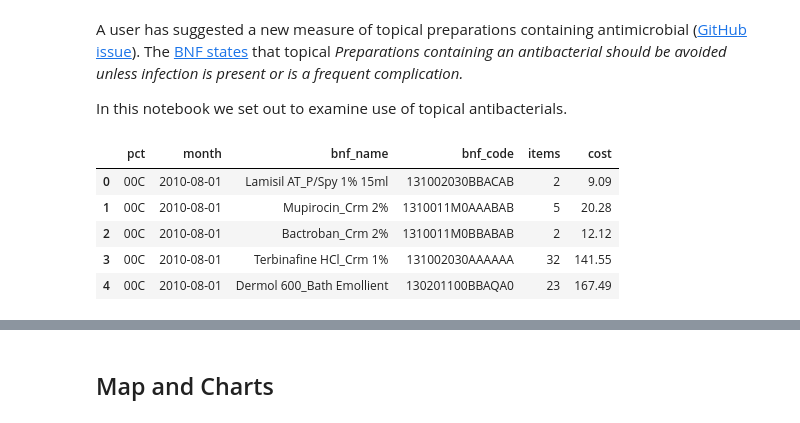
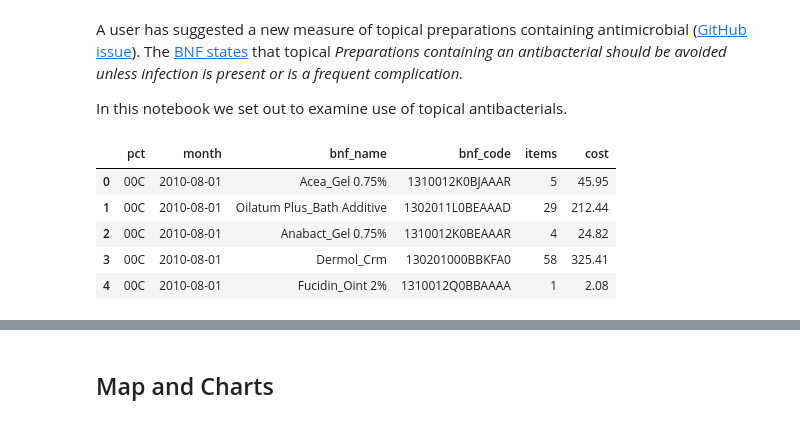
Before and after one commit to ebmdatalab/antibiotics-non-oral-routes-notebook, a Jupyter notebook: notebooks/topical.ipynb, the cells around one changed output, grey strips where cells are left out. Saved outputs shown, nothing was run; the diff lists cells and outputs as text; code cells hidden in the pictures.

```diff
--- a/notebooks/topical.ipynb
+++ b/notebooks/topical.ipynb
@@ -25,37 +25,37 @@ INNER JOIN hscic.practices pract ON presc.practice = pract.code
 INNER JOIN
   hscic.ccgs AS ccg
 ON
   presc.pct=ccg.code
 WHERE
     ccg.org_type='CCG' AND
     pract.setting = 4 AND
     presc.bnf_code IN (
         SELECT DISTINCT(bnf_code)
         FROM ebmdatalab.measures.dmd_objs_with_form_route
         WHERE
         (form_route LIKE '%cream%' OR
         form_route LIKE'%oint%' OR
         form_route LIKE'%cutaneous%'
         )
         AND
         (bnf_code LIKE '131001%' OR # Antibacterial Preps Only Used Topically
-        bnf_code LIKE '131002%' OR  #Antifungal Preparations
+        #bnf_code LIKE '131002%' OR  #Antifungal Preparations
         bnf_name LIKE 'Oilatum Plus%' OR #contains benzalkonium
         bnf_name LIKE 'Dermol%' OR #contains benzalkonium
         bnf_name LIKE 'Emulsiderm%') #contains benzalkonium
         )
 GROUP BY pct, month, bnf_name, bnf_code
 ORDER BY pct, month
 '''
 
 df_top_abx = bq.cached_read(sql, csv_path='df_top_abx.csv')
 df_top_abx['month'] = df_top_abx['month'].astype('datetime64[ns]')
 df_top_abx.head()
 # %% [output]
 |  | pct | month | bnf_name | bnf_code | items | cost |
-| 0 | 00C | 2010-08-01 | Lamisil AT_P/Spy 1% 15ml | 131002030BBACAB | 2 | 9.09 |
-| 1 | 00C | 2010-08-01 | Mupirocin_Crm 2% | 1310011M0AAABAB | 5 | 20.28 |
-| 2 | 00C | 2010-08-01 | Bactroban_Crm 2% | 1310011M0BBABAB | 2 | 12.12 |
-| 3 | 00C | 2010-08-01 | Terbinafine HCl_Crm 1% | 131002030AAAAAA | 32 | 141.55 |
-| 4 | 00C | 2010-08-01 | Dermol 600_Bath Emollient | 130201100BBAQA0 | 23 | 167.49 |
+| 0 | 00C | 2010-08-01 | Acea_Gel 0.75% | 1310012K0BJAAAR | 5 | 45.95 |
+| 1 | 00C | 2010-08-01 | Oilatum Plus_Bath Additive | 1302011L0BEAAAD | 29 | 212.44 |
+| 2 | 00C | 2010-08-01 | Anabact_Gel 0.75% | 1310012K0BEAAAR | 4 | 24.82 |
+| 3 | 00C | 2010-08-01 | Dermol_Crm | 130201000BBKFA0 | 58 | 325.41 |
+| 4 | 00C | 2010-08-01 | Fucidin_Oint 2% | 1310012Q0BBAAAA | 1 | 2.08 |
 # %%
```
Also changed, not shown: parts of 9 cells of this notebook, 7 other files.
